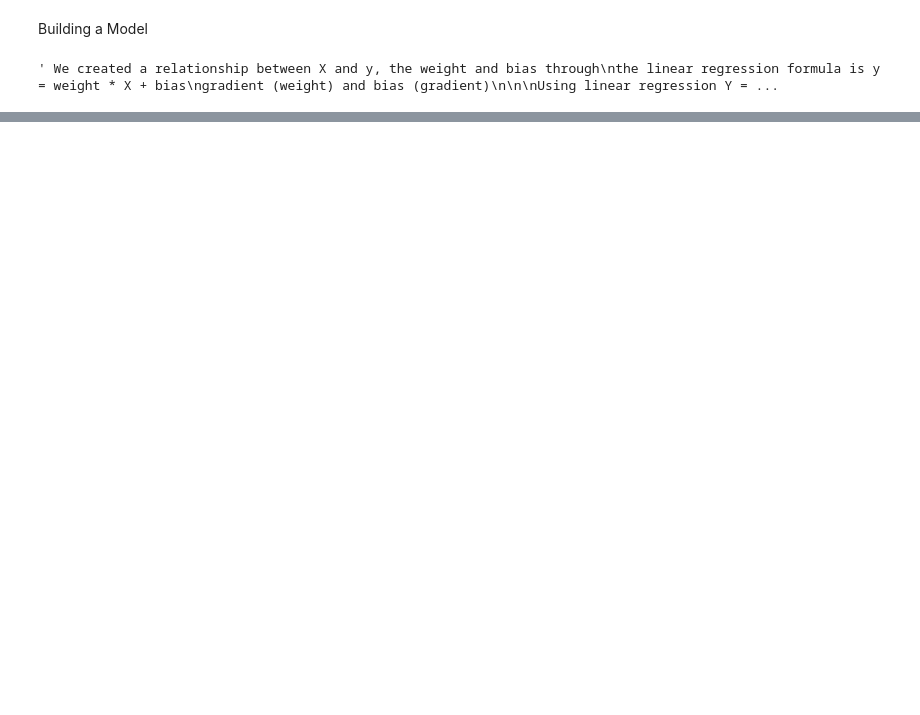
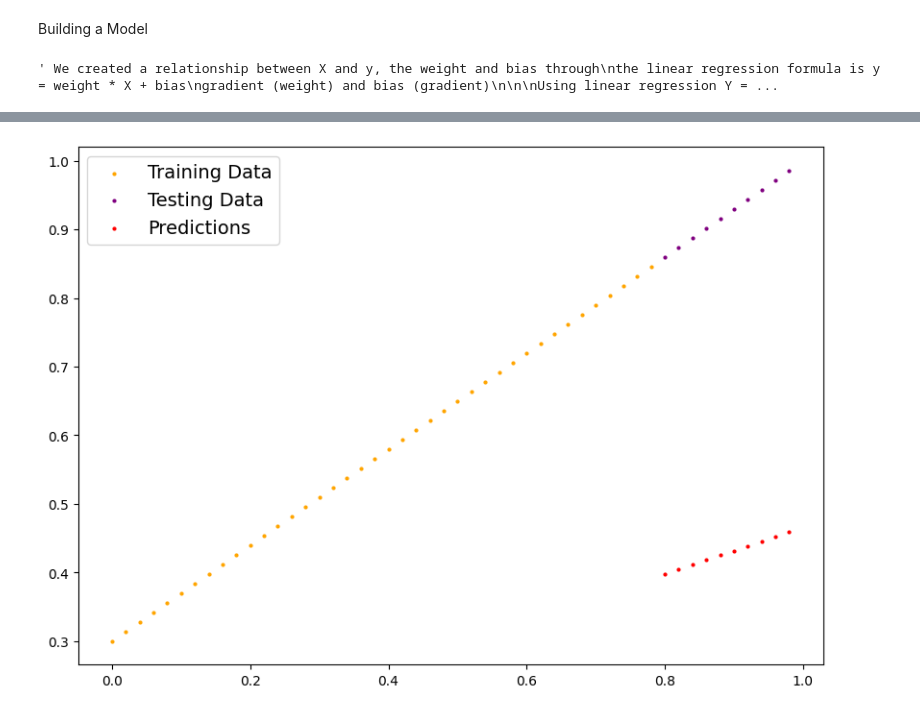
Before and after one commit to sasukev09/PyTorchTraining, a Jupyter notebook: dataser_LinearRegresion.ipynb, the cells around one changed output, grey strips where cells are left out. Drawn from its saved outputs; the diff is of its cells as text; code cells hidden in the pictures; blank space fills up the shorter version.

```diff
--- a/dataser_LinearRegresion.ipynb
+++ b/dataser_LinearRegresion.ipynb
@@ -139,19 +139,20 @@ from torch import nn
 # creating a linear reg model class, using nn.Module chech toch.nn.Module for more info
 class LinearRegressionModel(nn.Module): # inherit from nn.Module, most things in PyTorch inherit from this.
  def __init__(self): # constructor taking self as a parameter
-  super().__init__()
+    super().__init__()
 
-  #creating parameters
-  self.weights = nn.Parameter(torch.randn(1, requires_grad=True, dtype=torch.float))
-  self.bias = nn.Parameter(torch.randn(1, requires_grad=True, dtype=torch.float))
+    #creating parameters
+    self.weights = nn.Parameter(torch.randn(1, requires_grad=True, dtype=torch.float))
+    self.bias = nn.Parameter(torch.randn(1, requires_grad=True, dtype=torch.float))
 
   # Method to deifne computation in the model
   #parameter x is expected to be a torch.Tensor and return a torch.Tensor
-  def forward(self, x: torch.Tensor) -> torch.Tensor: # x is input data
+ def forward(self, x: torch.Tensor) -> torch.Tensor: # x is input data
     return self.weights * x + self.bias
 
-    """ The model starts with random parameters both 'self' parameters, then it looks at the data (training samples in this case)
+    """ The model starts with random parameters both 'self' parameters, then it looks at the data training samples in this case
         and then it computers and updates those random numbers to represent the pattern in the data graphed.
+        Random values from weight and bias will be put through the foward function.
         It takes the weight and bias and it runs through the 'forward' calculation which is the same formula that we used
-        to create our data, this to represent as close as possible, if not perfect the known parameters.
-        Utilizing gradient descent algorithm
+        to create our data, this to represent as close as possible, if not perfect the known parameters (0.7 and 0.3)
+        Utilizing gradient descent algorithm """
@@ -157,0 +181,12 @@ class LinearRegressionModel(nn.Module): # inherit from nn.Module, most things in
+# %%
+# Creating a random seed because the parameters are cerated with random values
+# If there's no random seed, we'd get different values every time
+# We need a manual seed in this case
+torch.manual_seed(42)
+
+#Creating an instance of the linear regression model class (this is a subclass of nn.Module)
+first_model = LinearRegressionModel()
+
+# checking parameters of model
+print(f'Without a list {first_model.parameters()}')
+print(f'With a list \n {list(first_model.parameters())}')
@@ -157,0 +210,13 @@ class LinearRegressionModel(nn.Module): # inherit from nn.Module, most things in
+# %%
+# Prediction making
+
+'''
+We will see how well it predicts 'y_test' based on 'X_test'
+Passing data through the model (using the forward method), will return a prediction
+'''
+
+with torch.inference_mode():
+  y_preds = first_model(X_test)
+#passing x test data through the instance model
+ #it will take x_test values as input and will return y_test values as result
+y_preds
@@ -157,0 +263,5 @@ class LinearRegressionModel(nn.Module): # inherit from nn.Module, most things in
+# %%
+# plotting the predictions
+plot_predictions(predictions=y_preds)
+# %% [output]
+[figure, added]
```
Also changed, not shown: parts of 11 cells of this notebook.
